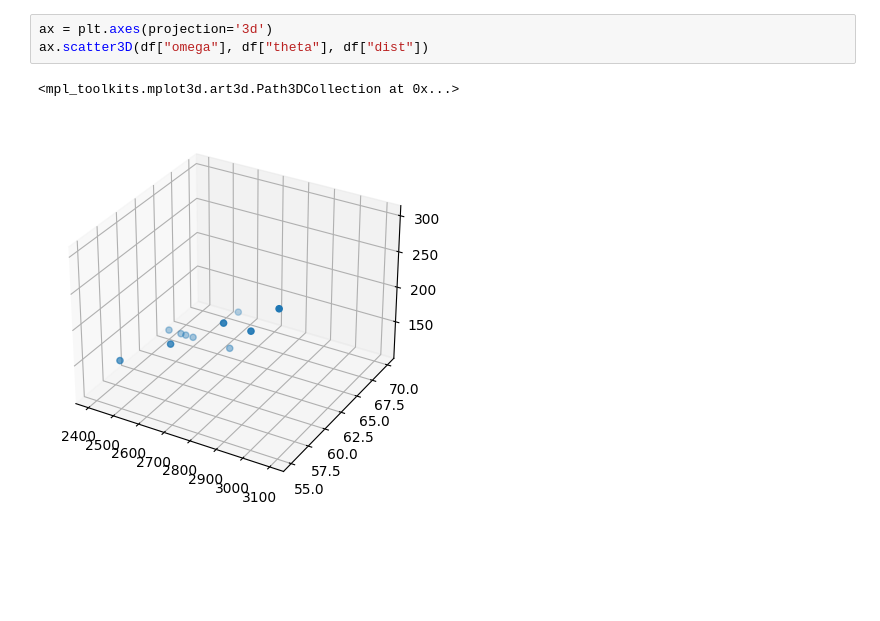
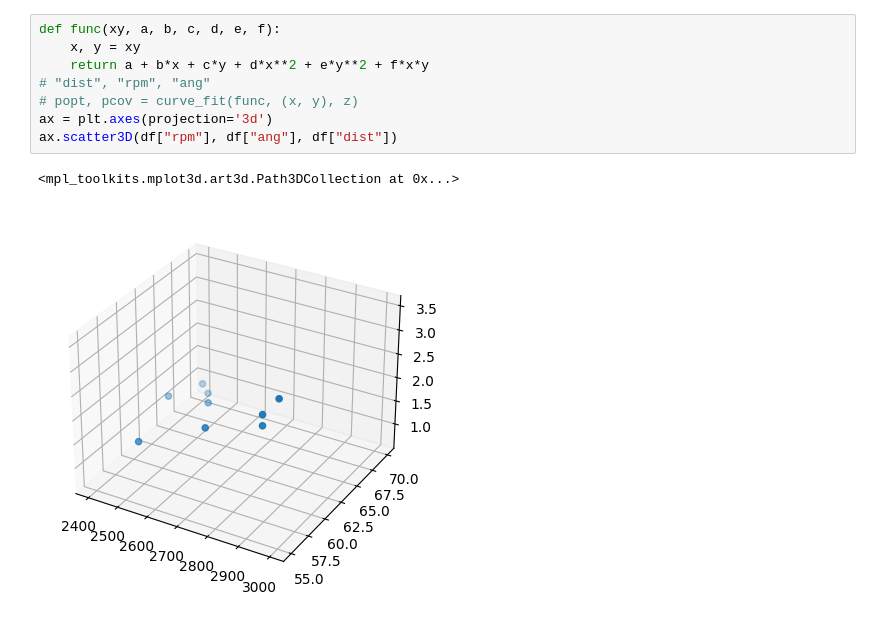
Before and after one commit to goldwinsonick/PEDIP-Training, a Jupyter notebook: PDIPDataAnalyzer.ipynb, the cells around one changed output. Cells and saved outputs as stored; diff of their text form; blank space fills up the shorter version.

```diff
--- a/PDIPDataAnalyzer.ipynb
+++ b/PDIPDataAnalyzer.ipynb
@@ -45,6 +64,11 @@ plotGraph("dist", "omega", "theta")
-# %%
-ax = plt.axes(projection='3d')
-ax.scatter3D(df["omega"], df["theta"], df["dist"])
-# %% [output]
-<mpl_toolkits.mplot3d.art3d.Path3DCollection at 0x...>
-[figure, removed]
+# %%
+def func(xy, a, b, c, d, e, f):
+    x, y = xy
+    return a + b*x + c*y + d*x**2 + e*y**2 + f*x*y
+# "dist", "rpm", "ang"
+# popt, pcov = curve_fit(func, (x, y), z)
+ax = plt.axes(projection='3d')
+ax.scatter3D(df["rpm"], df["ang"], df["dist"])
+# %% [output]
+<mpl_toolkits.mplot3d.art3d.Path3DCollection at 0x...>
+[figure, added]
```
Also changed, not shown: parts of 4 cells of this notebook, 7 other files.
